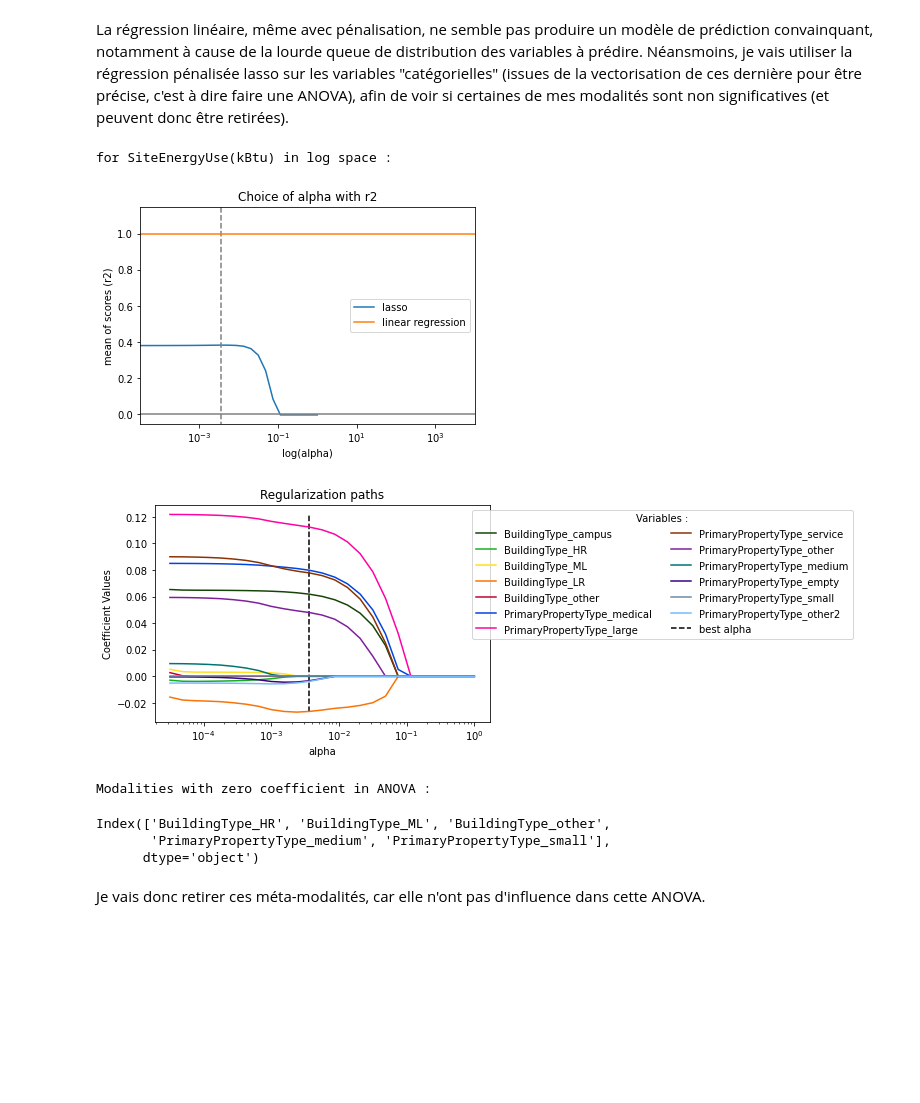
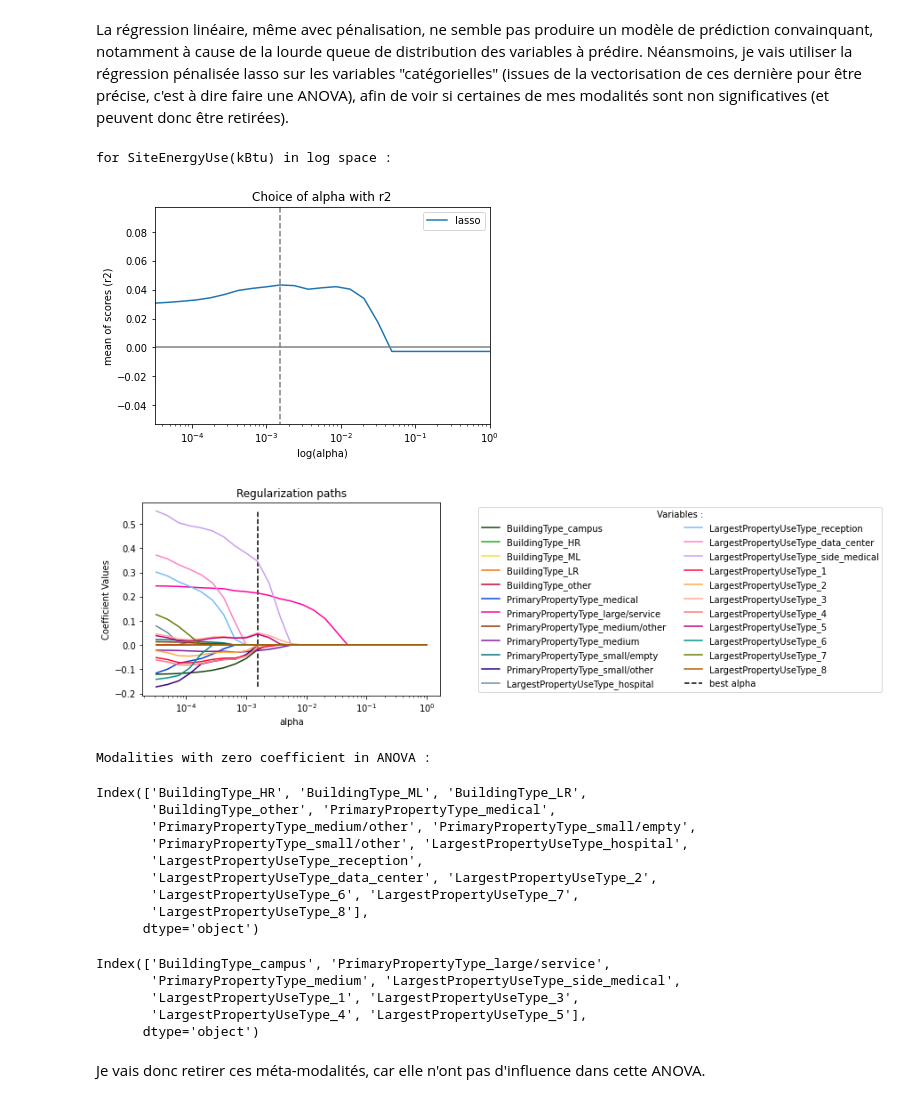
Before and after one commit to ClaireGayral/formation_openclassroom, a Jupyter notebook: P3_gayral_claire/prediction_models.ipynb, the cells around one changed output. Saved outputs shown, nothing was run; the diff lists cells and outputs as text; code cells hidden in the pictures; blank space fills up the shorter version.

Commit message:
reprise sans les batiments residentiels, ecriture a la main des clusters de categories, en cours : choix du model sur test

```diff
--- a/P3_gayral_claire/prediction_models.ipynb
+++ b/P3_gayral_claire/prediction_models.ipynb
@@ -146,37 +148,51 @@ La régression linéaire, même avec pénalisation, ne semble pas produire un mo
 # %%
 dict_param_grid["lasso"] = np.logspace(-4.5, 0, 25)
 
 var = "SiteEnergyUse(kBtu)"
-X_ = X_log_std.loc[:,X.dtypes == int]
+X_ = X.loc[:,X.dtypes == int]
 y_ = np.log(y_std[var]+1)
 
 print("for", var, "in log space :")
 res = compare_regressions(X_, y_, {"lasso" : linear_model.Lasso(max_iter=10000)},
                           dict_param_grid, score_name="r2", fig_name=None)
 plt.show()
 ## regul paths :
 model_name = "lasso"
-legend_kwargs = {"loc" : "upper right","bbox_to_anchor":(2.1, 1), "ncol":2}
+legend_kwargs = {"loc" : "upper right","bbox_to_anchor":(2.5, 1), "ncol":2}
 plot_regul_paths(alpha_values = dict_param_grid[model_name], lm_model = dict_models[model_name],
                  X_ = X_, y_ = y_, best_alpha=res.loc[model_name, "best_alpha"],
                  var_names = X_.columns, legend_kwargs=legend_kwargs)
 plt.show()
 
 model = dict_models[model_name]
 model.set_params(alpha = res.loc[model_name, "best_alpha"])
 model.fit(X_,y_)
 models_coefs = model.coef_
 print("Modalities with zero coefficient in ANOVA :")
 zero_coeff_modality = X_.columns[[abs(coef) < 10**(-5) for coef in models_coefs]]
 zero_coeff_modality
 # %% [output]
 for SiteEnergyUse(kBtu) in log space :
-[figure, old version]
+[figure, new version]
-[figure, old version]
+[figure, new version]
 Modalities with zero coefficient in ANOVA :
-Index(['BuildingType_HR', 'BuildingType_ML', 'BuildingType_other',
-       'PrimaryPropertyType_medium', 'PrimaryPropertyType_small'],
+Index(['BuildingType_HR', 'BuildingType_ML', 'BuildingType_LR',
+       'BuildingType_other', 'PrimaryPropertyType_medical',
+       'PrimaryPropertyType_medium/other', 'PrimaryPropertyType_small/empty',
+       'PrimaryPropertyType_small/other', 'LargestPropertyUseType_hospital',
+       'LargestPropertyUseType_reception',
+       'LargestPropertyUseType_data_center', 'LargestPropertyUseType_2',
+       'LargestPropertyUseType_6', 'LargestPropertyUseType_7',
+       'LargestPropertyUseType_8'],
       dtype='object')
+# %%
+ X_.columns[[abs(coef) >= 10**(-5) for coef in models_coefs]]
+# %% [output]
+Index(['BuildingType_campus', 'PrimaryPropertyType_large/service',
+       'PrimaryPropertyType_medium', 'LargestPropertyUseType_side_medical',
+       'LargestPropertyUseType_1', 'LargestPropertyUseType_3',
+       'LargestPropertyUseType_4', 'LargestPropertyUseType_5'],
+      dtype='object')
 # %% [markdown]
 Je vais donc retirer ces méta-modalités, car elle n'ont pas d'influence dans cette ANOVA.
 # %%
```
Also changed, not shown: parts of 24 cells of this notebook, 4 other files.
